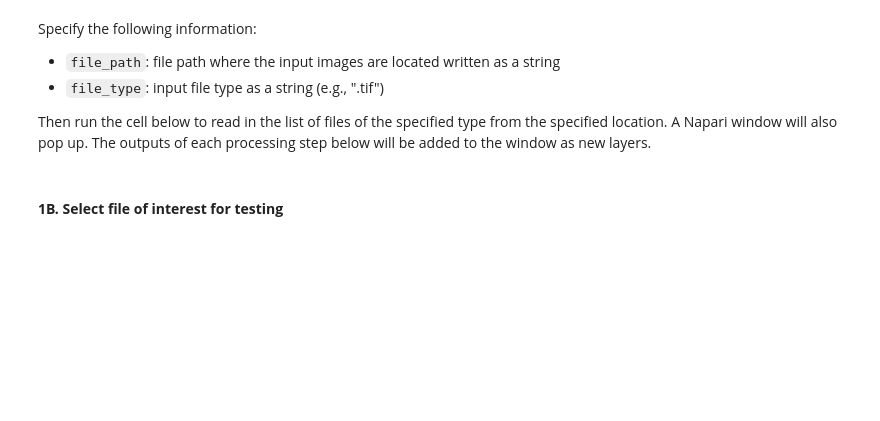
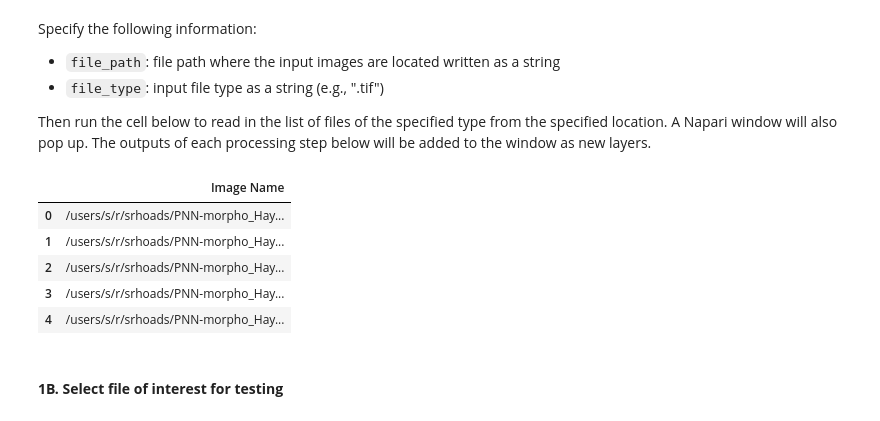
Before and after one commit to shanrhoads/PNN-morpho-quant, a Jupyter notebook: notebooks/PNN-morpho-analysis.ipynb, the cells around one changed output. Saved outputs shown, nothing was run; the diff lists cells and outputs as text; code cells hidden in the pictures; blank space fills up the shorter version.

```diff
--- a/notebooks/PNN-morpho-analysis.ipynb
+++ b/notebooks/PNN-morpho-analysis.ipynb
@@ -112,21 +114,28 @@ Specify the following information:
 Then run the cell below to read in the list of files of the specified type from the specified location. A Napari window will also pop up. The outputs of each processing step below will be added to the window as new layers.
 # %%
 ### USER INPUTS ###
-file_path = "/users/s/r/srhoads/PNN-morpho_Hayli-pilot-data/Male/Pair 5/3D STED/cKO"  # OPTIONS:  WT" cKO"
+file_path = "/users/s/r/srhoads/PNN-morpho_Hayli-pilot-data/Male/Pair_5/3D_STED/cKO"  # OPTIONS:  WT" cKO"
 file_type = ".tif"
 
 
 
 ### PROCESSING - no edits below ###
 # open a Napari viewer window to visualize images & processing steps
 viewer = napari.Viewer()
 
 # create sorted list of files in directory with specified file type
 file_list = sorted(Path(file_path).glob(f"*{file_type}"))
 
 # print list of files with associated index number for selection below
 pd.set_option('display.max_colwidth', None)
 pd.DataFrame({"Image Name":file_list})
+# %% [output]
+|  | Image Name |
+| 0 | /users/s/r/srhoads/PNN-morpho_Hay... |
+| 1 | /users/s/r/srhoads/PNN-morpho_Hay... |
+| 2 | /users/s/r/srhoads/PNN-morpho_Hay... |
+| 3 | /users/s/r/srhoads/PNN-morpho_Hay... |
+| 4 | /users/s/r/srhoads/PNN-morpho_Hay... |
 # %% [markdown]
 #### **1B. Select file of interest for testing**
 # %% [markdown]
```
Also changed, not shown: parts of 12 cells of this notebook.
